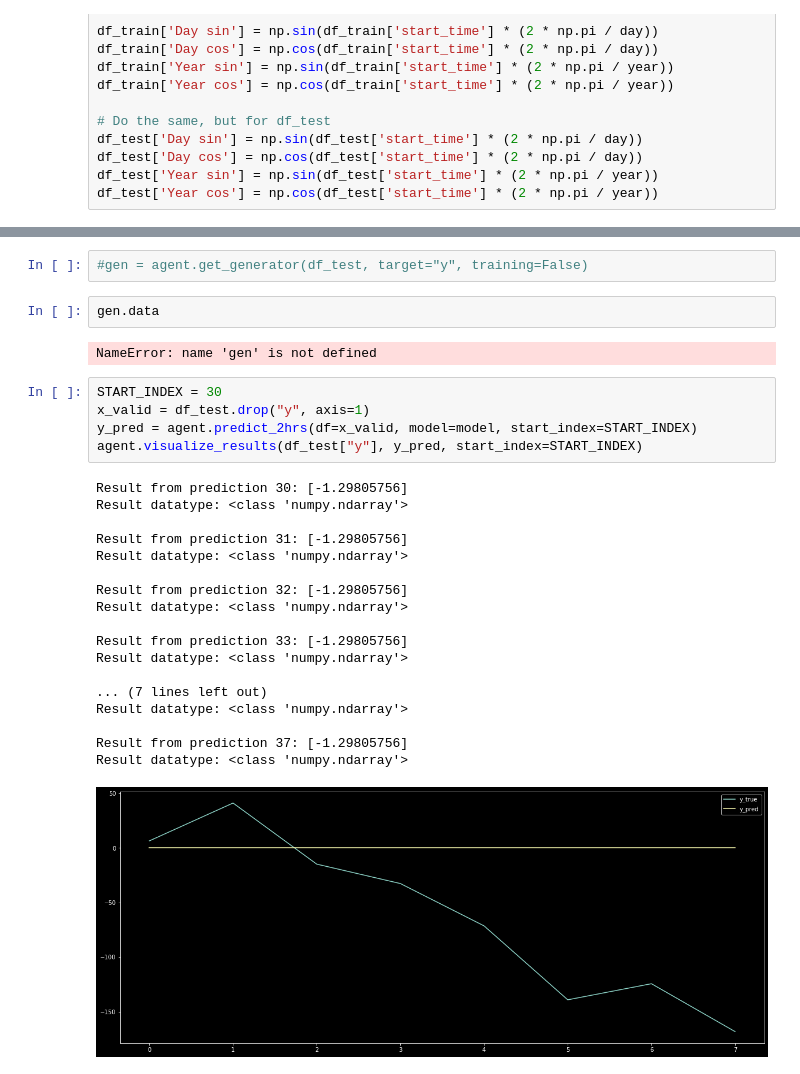
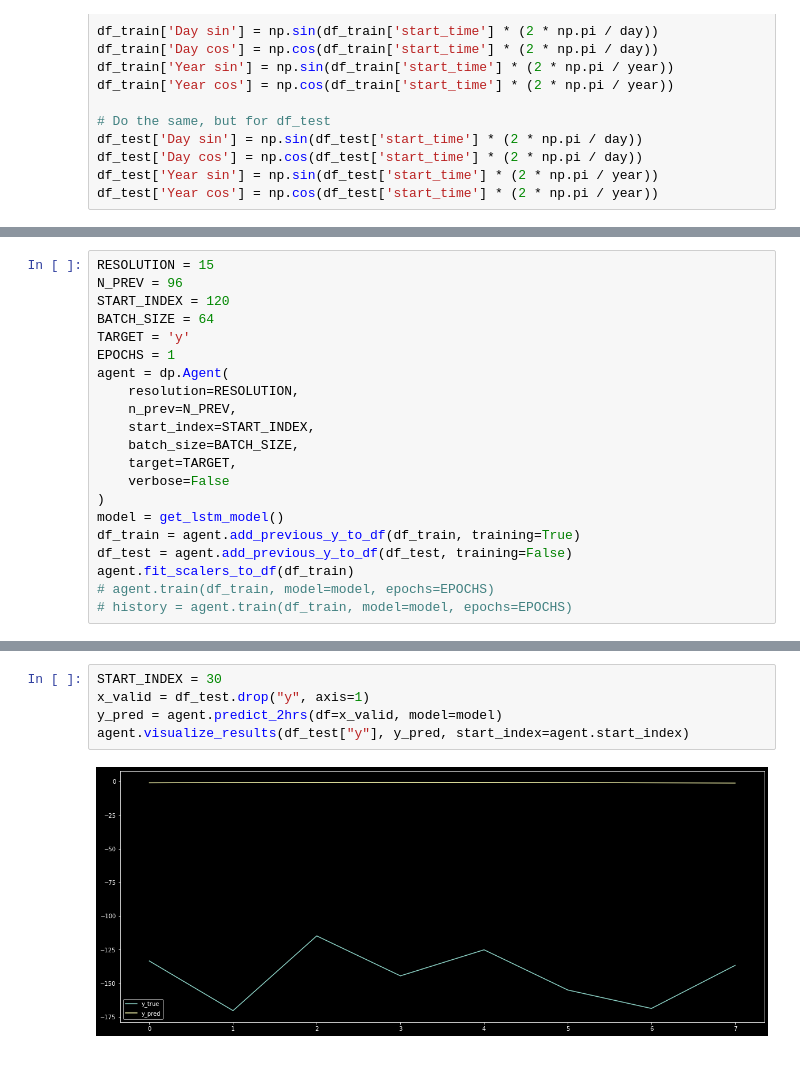
Before and after one commit to Mathipe98/IT3030-Projects, a Jupyter notebook: Project 3/start.ipynb, the cells around one changed output, grey strips where cells are left out. Cells and saved outputs as stored; diff of their text form.

Commit message:
Model train + pred should now work

```diff
--- a/Project 3/start.ipynb
+++ b/Project 3/start.ipynb
@@ -228 +180,22 @@ Epoch 2/2
+# %%
+RESOLUTION = 15
+N_PREV = 96
+START_INDEX = 120
+BATCH_SIZE = 64
+TARGET = 'y'
+EPOCHS = 1
+agent = dp.Agent(
+    resolution=RESOLUTION,
+    n_prev=N_PREV,
+    start_index=START_INDEX,
+    batch_size=BATCH_SIZE,
+    target=TARGET,
+    verbose=False
+)
+model = get_lstm_model()
+df_train = agent.add_previous_y_to_df(df_train, training=True)
+df_test = agent.add_previous_y_to_df(df_test, training=False)
+agent.fit_scalers_to_df(df_train)
+# agent.train(df_train, model=model, epochs=EPOCHS)
+# history = agent.train(df_train, model=model, epochs=EPOCHS)
 # %%
@@ -236,30 +206,7 @@ Text(0, 0.5, 'Loss')
-# %%
-#gen = agent.get_generator(df_test, target="y", training=False)
-# %%
-gen.data
-# %% [output]
-NameError: name 'gen' is not defined
 # %%
 START_INDEX = 30
 x_valid = df_test.drop("y", axis=1)
-y_pred = agent.predict_2hrs(df=x_valid, model=model, start_index=START_INDEX)
-agent.visualize_results(df_test["y"], y_pred, start_index=START_INDEX)
+y_pred = agent.predict_2hrs(df=x_valid, model=model)
+agent.visualize_results(df_test["y"], y_pred, start_index=agent.start_index)
 # %% [output]
-Result from prediction 30: [-1.29805756]
-Result datatype: <class 'numpy.ndarray'>
-
-Result from prediction 31: [-1.29805756]
-Result datatype: <class 'numpy.ndarray'>
-
-Result from prediction 32: [-1.29805756]
-Result datatype: <class 'numpy.ndarray'>
-
-Result from prediction 33: [-1.29805756]
-Result datatype: <class 'numpy.ndarray'>
-
-... (7 lines left out)
-Result datatype: <class 'numpy.ndarray'>
-
-Result from prediction 37: [-1.29805756]
-Result datatype: <class 'numpy.ndarray'>
-[figure, old version]
+[figure, new version]
```
Also changed, not shown: parts of 7 cells of this notebook, 1 other file.
